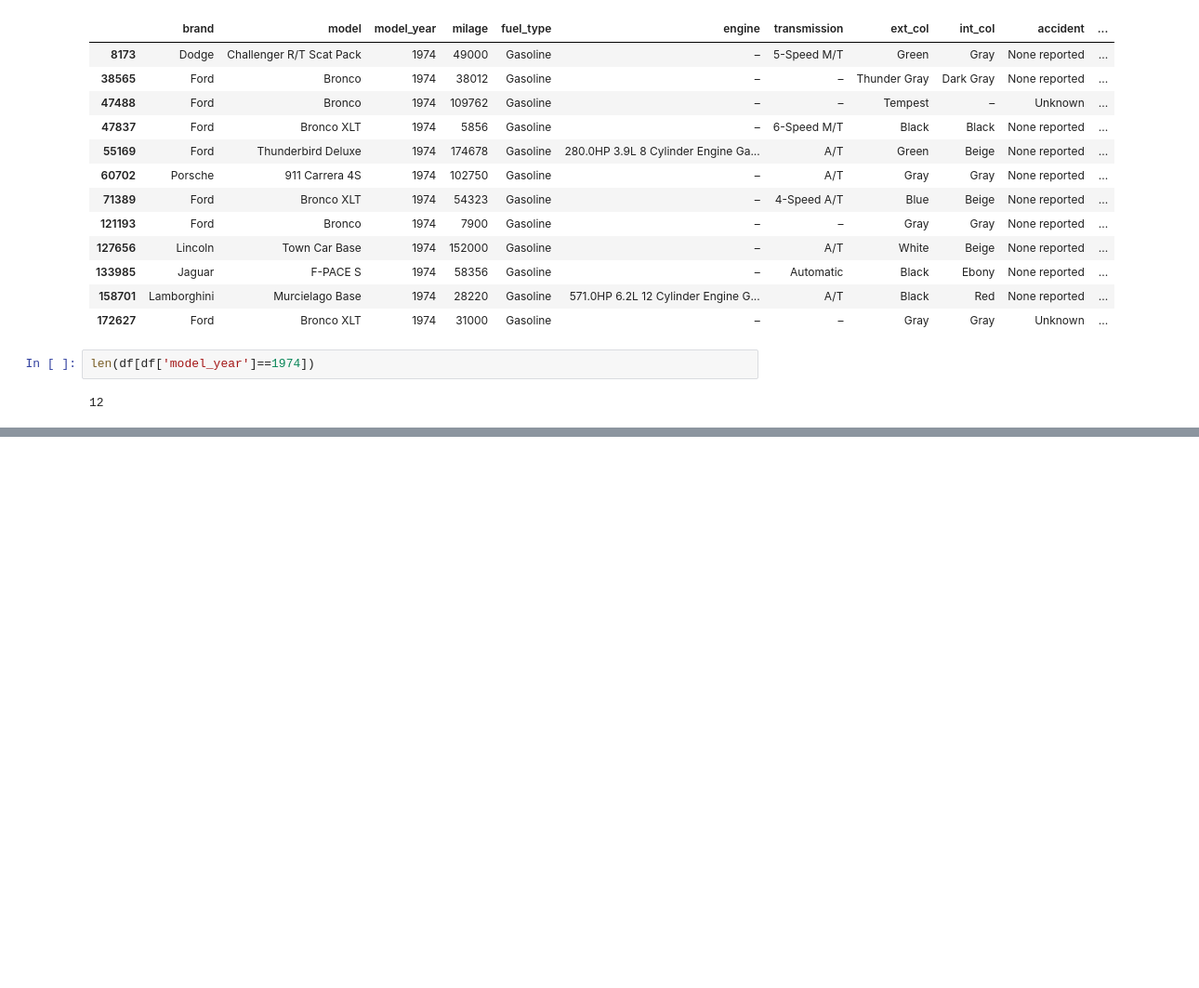
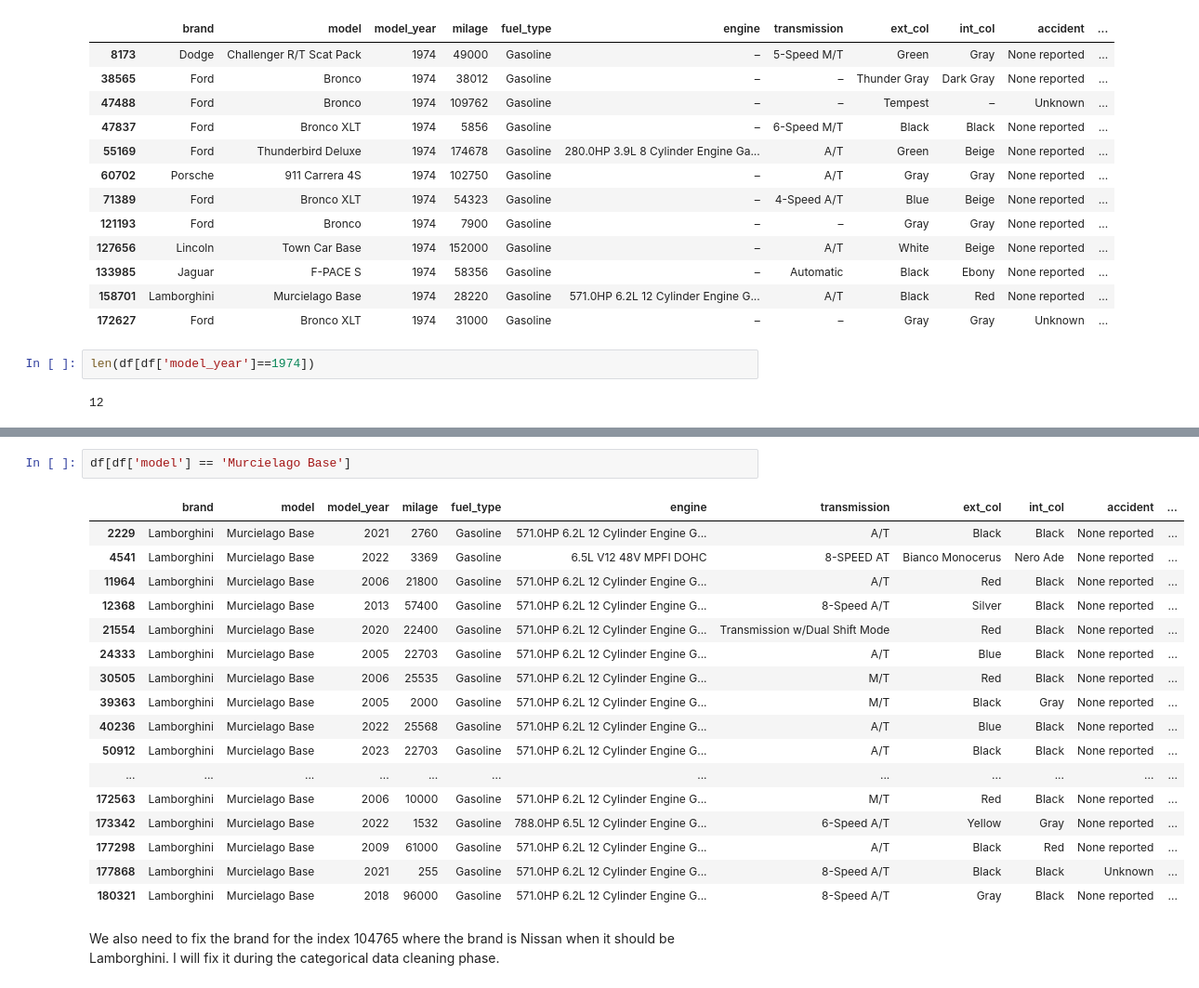
Before and after one commit to jjanekkim/Regression_Used_Car_Prices, a Jupyter notebook: validation.ipynb, the cells around one changed output, grey strips where cells are left out. Shown: that part at 93% size. Cells and saved outputs as stored; diff of their text form; blank space fills up the shorter version.

```diff
--- a/validation.ipynb
+++ b/validation.ipynb
@@ -302,0 +316,22 @@ The outlier in the `model_year` is 1974, with 12 records in the dataset. These r
+# %%
+df[df['model'] == 'Murcielago Base']
+# %% [output]
+|  | brand | model | model_year | milage | fuel_type | engine | transmission | ext_col | int_col | accident | ... |
+| 2229 | Lamborghini | Murcielago Base | 2021 | 2760 | Gasoline | 571.0HP 6.2L 12 Cylinder Engine G... | A/T | Black | Black | None reported | ... |
+| 4541 | Lamborghini | Murcielago Base | 2022 | 3369 | Gasoline | 6.5L V12 48V MPFI DOHC | 8-SPEED AT | Bianco Monocerus | Nero Ade | None reported | ... |
+| 11964 | Lamborghini | Murcielago Base | 2006 | 21800 | Gasoline | 571.0HP 6.2L 12 Cylinder Engine G... | A/T | Red | Black | None reported | ... |
+| 12368 | Lamborghini | Murcielago Base | 2013 | 57400 | Gasoline | 571.0HP 6.2L 12 Cylinder Engine G... | 8-Speed A/T | Silver | Black | None reported | ... |
+| 21554 | Lamborghini | Murcielago Base | 2020 | 22400 | Gasoline | 571.0HP 6.2L 12 Cylinder Engine G... | Transmission w/Dual Shift Mode | Red | Black | None reported | ... |
+| 24333 | Lamborghini | Murcielago Base | 2005 | 22703 | Gasoline | 571.0HP 6.2L 12 Cylinder Engine G... | A/T | Blue | Black | None reported | ... |
+| 30505 | Lamborghini | Murcielago Base | 2006 | 25535 | Gasoline | 571.0HP 6.2L 12 Cylinder Engine G... | M/T | Red | Black | None reported | ... |
+| 39363 | Lamborghini | Murcielago Base | 2005 | 2000 | Gasoline | 571.0HP 6.2L 12 Cylinder Engine G... | M/T | Black | Gray | None reported | ... |
+| 40236 | Lamborghini | Murcielago Base | 2022 | 25568 | Gasoline | 571.0HP 6.2L 12 Cylinder Engine G... | A/T | Blue | Black | None reported | ... |
+| 50912 | Lamborghini | Murcielago Base | 2023 | 22703 | Gasoline | 571.0HP 6.2L 12 Cylinder Engine G... | A/T | Black | Black | None reported | ... |
+| ... | ... | ... | ... | ... | ... | ... | ... | ... | ... | ... | ... |
+| 172563 | Lamborghini | Murcielago Base | 2006 | 10000 | Gasoline | 571.0HP 6.2L 12 Cylinder Engine G... | M/T | Red | Black | None reported | ... |
+| 173342 | Lamborghini | Murcielago Base | 2022 | 1532 | Gasoline | 788.0HP 6.5L 12 Cylinder Engine G... | 6-Speed A/T | Yellow | Gray | None reported | ... |
+| 177298 | Lamborghini | Murcielago Base | 2009 | 61000 | Gasoline | 571.0HP 6.2L 12 Cylinder Engine G... | A/T | Black | Red | None reported | ... |
+| 177868 | Lamborghini | Murcielago Base | 2021 | 255 | Gasoline | 571.0HP 6.2L 12 Cylinder Engine G... | 8-Speed A/T | Black | Black | Unknown | ... |
+| 180321 | Lamborghini | Murcielago Base | 2018 | 96000 | Gasoline | 571.0HP 6.2L 12 Cylinder Engine G... | 8-Speed A/T | Gray | Black | None reported | ... |
+# %% [markdown]
+We also need to fix the brand for the index 104765 where the brand is Nissan when it should be Lamborghini. I will fix it during the categorical data cleaning phase.
```
Also changed, not shown: parts of 50 cells of this notebook.
